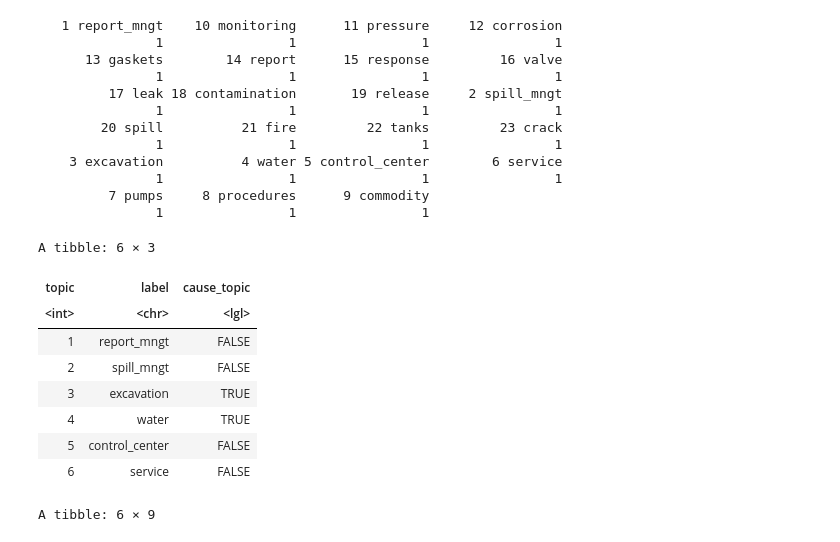
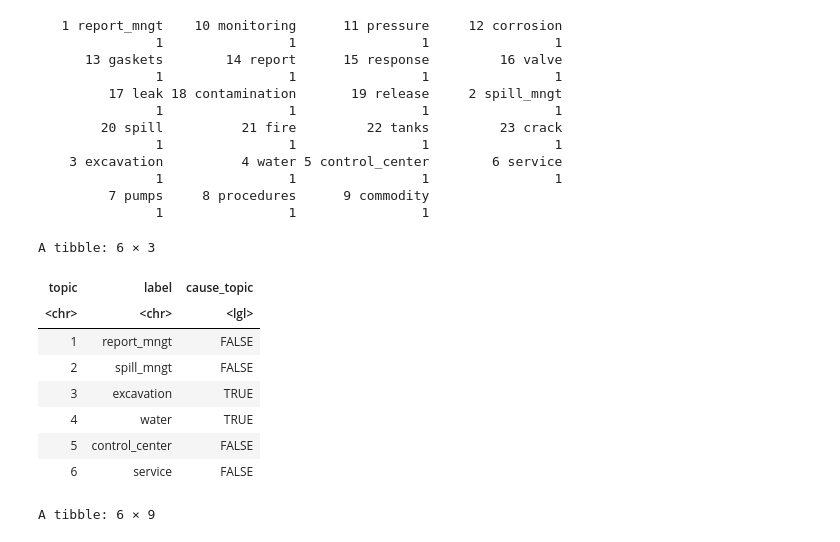
Before and after one commit to julianbarg/oildata, a Jupyter notebook: data-raw/util/9-interpret_topics.ipynb, the cells around one changed output. Drawn from its saved outputs; the diff is of its cells as text; code cells hidden in the pictures.

Commit message:
Changed column type of topic in labels dataset to character for easier merging.

```diff
--- a/data-raw/util/9-interpret_topics.ipynb
+++ b/data-raw/util/9-interpret_topics.ipynb
@@ -759,11 +759,12 @@ table(unique(paste(gammas$topic, gammas$label)))
                1                1                1
 # %%
 labels <- distinct(select(gammas, topic, label, cause_topic))
+labels$topic <- as.character(labels$topic)
 head(labels)
 # %% [output]
 A tibble: 6 × 3
 | topic | label | cause_topic |
-| <int> | <chr> | <lgl> |
+| <chr> | <chr> | <lgl> |
 | 1 | report_mngt | FALSE |
 | 2 | spill_mngt | FALSE |
 | 3 | excavation | TRUE |
```
Also changed, not shown: 2 other files.
